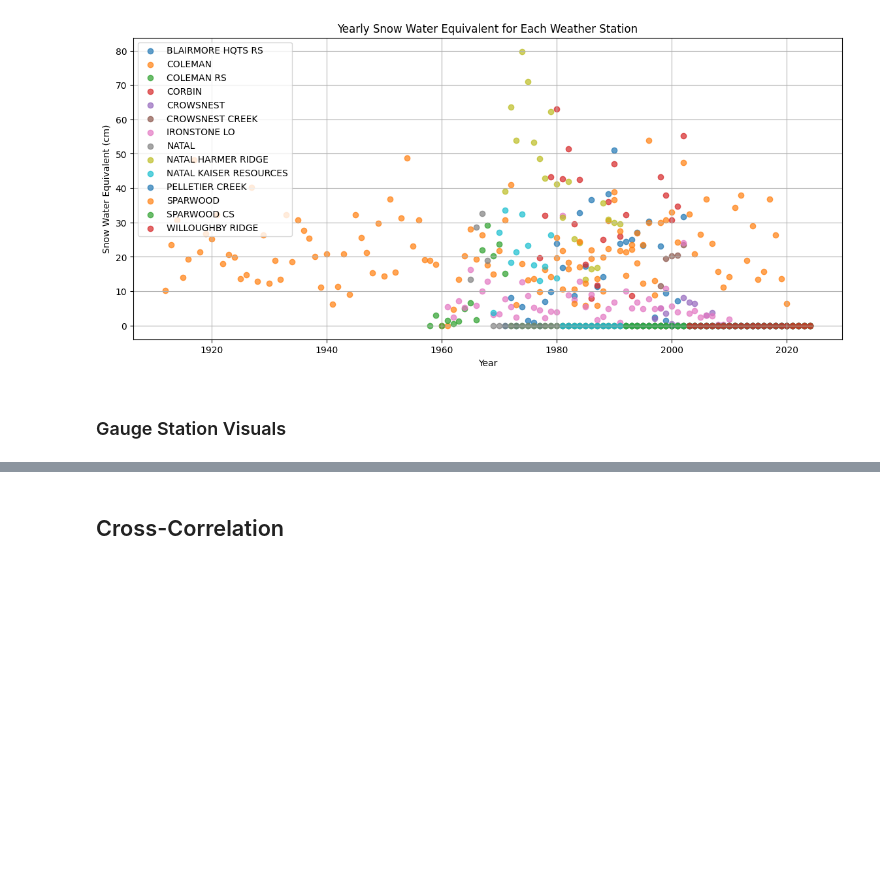
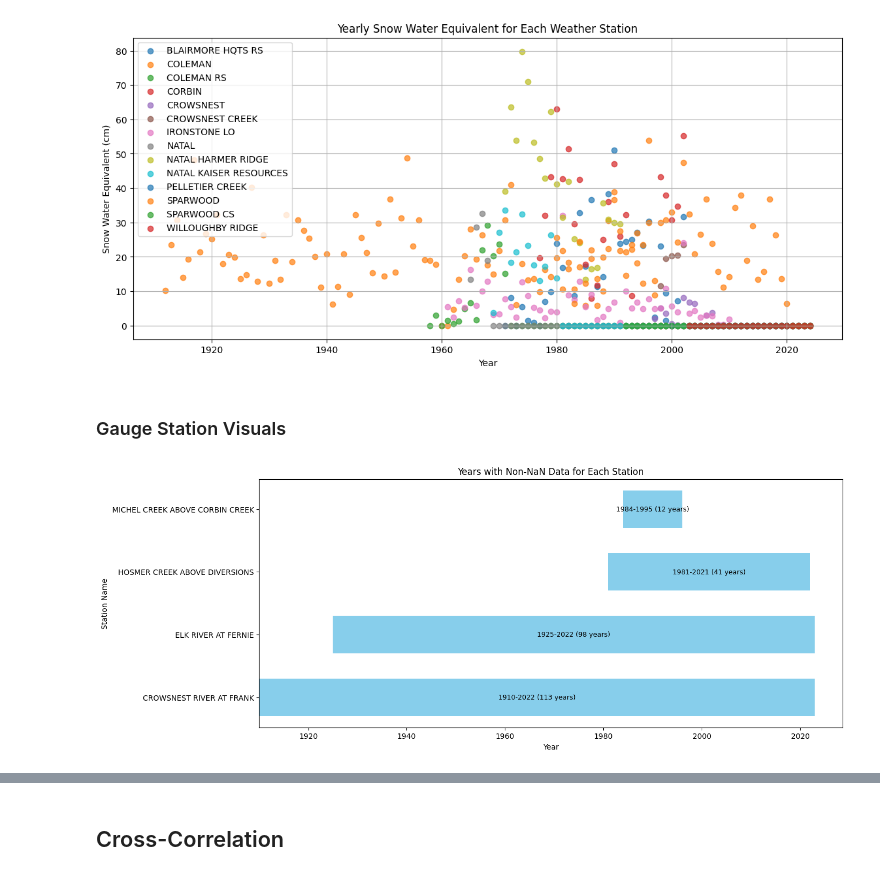
Before and after one commit to moniquebeaulieu/TM_PHES, a Jupyter notebook: EDA.ipynb, the cells around one changed output, grey strips where cells are left out. Cells and saved outputs as stored; diff of their text form; code cells hidden in the pictures; blank space fills up the shorter version.

Commit message:
added hydrometric plots

```diff
--- a/EDA.ipynb
+++ b/EDA.ipynb
@@ -108,6 +109,7 @@ def create_and_concat_dataframes(original_dfs, additional_df=None):
     """
     Takes the four gauge station data and uses the create_new_dataframe function to clean up.
     Concatenates the dataframes and merges on with gauge station name and locations.
+    Calculates the Maximum Annual Discharge for each station.
     Parameters:
     - original_dfs: list of the gauge station DataFrames
     - additional_df: gauge station name and location DataFrame
@@ -135,6 +137,19 @@ def create_and_concat_dataframes(original_dfs, additional_df=None):
     concatenated_df['Date'] = concatenated_df['Date'].str.replace('/', '-')
     concatenated_df['Date'] = pd.to_datetime(concatenated_df['Date'])
 
+    # Calculating max annual discharge
+    # Extract the year from the 'Date' column and group by 'Station_name' and year, then calculate the maximum peak annual discharge
+    concatenated_df['Year'] = concatenated_df['Date'].dt.year
+    concatenated_df['Month'] = concatenated_df['Date'].dt.month
+    max_peak_annual_discharge = concatenated_df.groupby(['Station_name', 'Year'])['Daily_Discharge_m3/s'].max().reset_index()
+
+    # Rename the columns for clarity
+    max_peak_annual_discharge.columns = ['Station_name', 'Year', 'Max_Peak_Annual_Discharge_m3/s']
+
+    # Merge the max peak annual discharge back into the original DataFrame
+    concatenated_df = pd.merge(concatenated_df, max_peak_annual_discharge, on=['Station_name', 'Year'], how='left')
+
+
     return concatenated_df
 # %% [markdown]
 ## Data Engineering
@@ -431,28 +444,29 @@ plt.show()
 # plot flows over time for each gauge
 # plot flows over time for each gauge (peak annual discharge vs drainage area)
 # %%
+# Group by 'Station_name' and get the range of years for each station
+station_years_range = (
+    hydrometric_df.dropna(subset=['Date'])  # Exclude rows with NaN in 'Date'
+    .groupby('Station_name')['Date']
+    .agg(['min', 'max'])
+)
 
-# # Group by 'station_name' and get the range of years for each station
-# station_years_range = (
-#     weathercan_df.dropna(subset=['total_precip'])  # Exclude rows with NaN in 'total_precip'
-#     .groupby('station_name')['year']
-#     .agg(['min', 'max'])
-# )
+# Calculate the number of years for each station
+station_years_range['count'] = station_years_range['max'].dt.year - station_years_range['min'].dt.year + 1
 
-# # Calculate the number of years for each station
-# station_years_range['count'] = station_years_range['max'] - station_years_range['min'] + 1
+# Plotting the horizontal bar chart
+plt.figure(figsize=(14, 6))
+bar_plot = plt.barh(station_years_range.index, station_years_range['count'],
+                   left=station_years_range['min'].dt.year, color='skyblue', height=0.6)
 
-# # Plotting the horizontal bar chart
-# plt.figure(figsize=(14, 6))
-# bar_plot = plt.barh(station_years_range.index, station_years_range['count'],
-#                    left=station_years_range['min'], color='skyblue', height=0.6)
+# Adding concise text beside each bar with the correct year range
+for bar, min_year, max_year, count in zip(bar_plot, station_years_range['min'].dt.year, station_years_range['max'].dt.year, station_years_range['count']):
+    plt.text(bar.get_x() + bar.get_width() / 2, bar.get_y() + bar.get_height() / 2,
+             f"{min_year}-{max_year} ({count} years)", ha='center', va='center', fontsize=9, color='black')
 
-# # Adding concise text beside each bar with the correct year range
-# for bar, min_year, max_year, count in zip(bar_plot, station_years_range['min'], station_years_range['max'], station_years_range['count']):
-#     plt.text(bar.get_x() + bar.get_width() / 2, bar.get_y() + bar.get_height() / 2,
-#              f"{min_year}-{max_year} ({count} years)", ha='center', va='center', fontsize=9, color='black')
-
-# plt.title('Years with Non-NaN Data for Each Station')
-# plt.xlabel('Year')
-# plt.ylabel('Station Name')
-# plt.show()
+plt.title('Years with Non-NaN Data for Each Station')
+plt.xlabel('Year')
+plt.ylabel('Station Name')
+plt.show()
+# %% [output]
+[figure, added]
```
Also changed, not shown: parts of 10 cells of this notebook, 1 other file.
